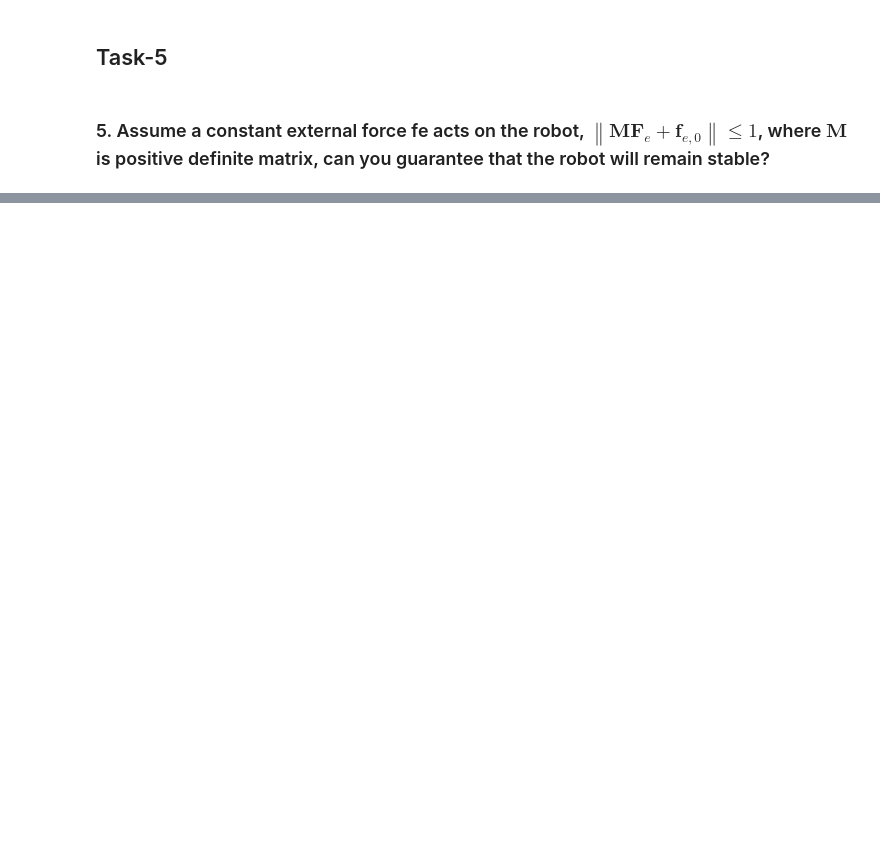
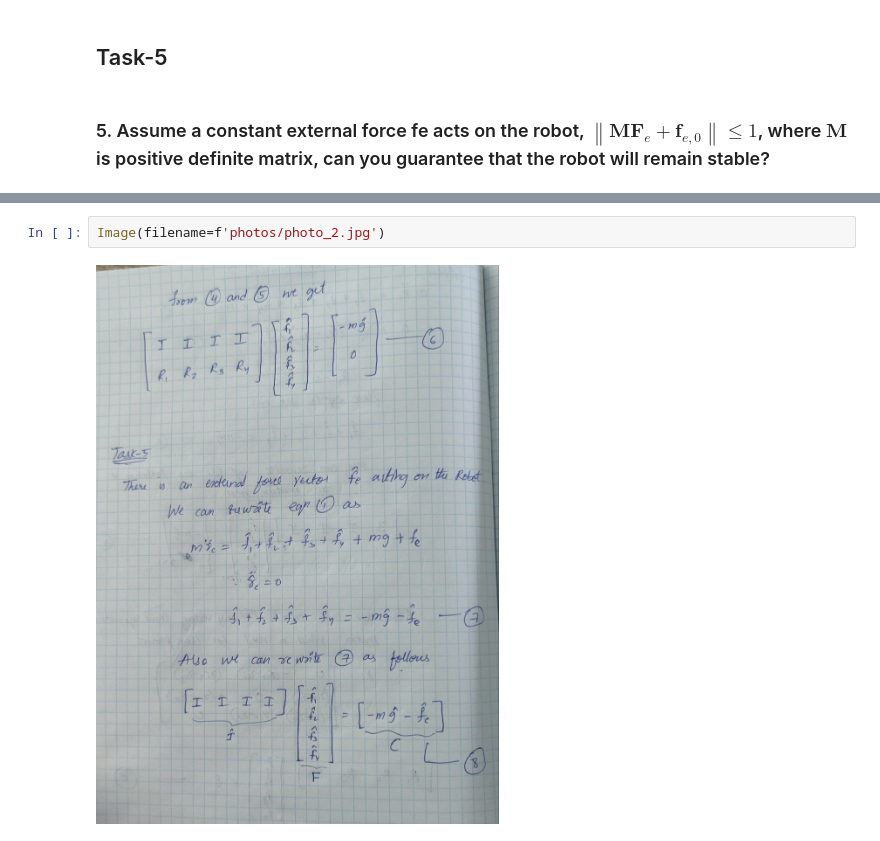
Before and after one commit to syedjameel/CI-2, a Jupyter notebook: Tasks-main.ipynb, the cells around one changed output, grey strips where cells are left out. Cells and saved outputs as stored; diff of their text form; blank space fills up the shorter version.

```diff
--- a/Tasks-main.ipynb
+++ b/Tasks-main.ipynb
@@ -684,0 +699,4 @@ at friction coeff =  0.8
+# %%
+Image(filename=f'photos/photo_2.jpg')
+# %% [output]
+[figure, added]
```
Also changed, not shown: parts of 15 cells of this notebook.
